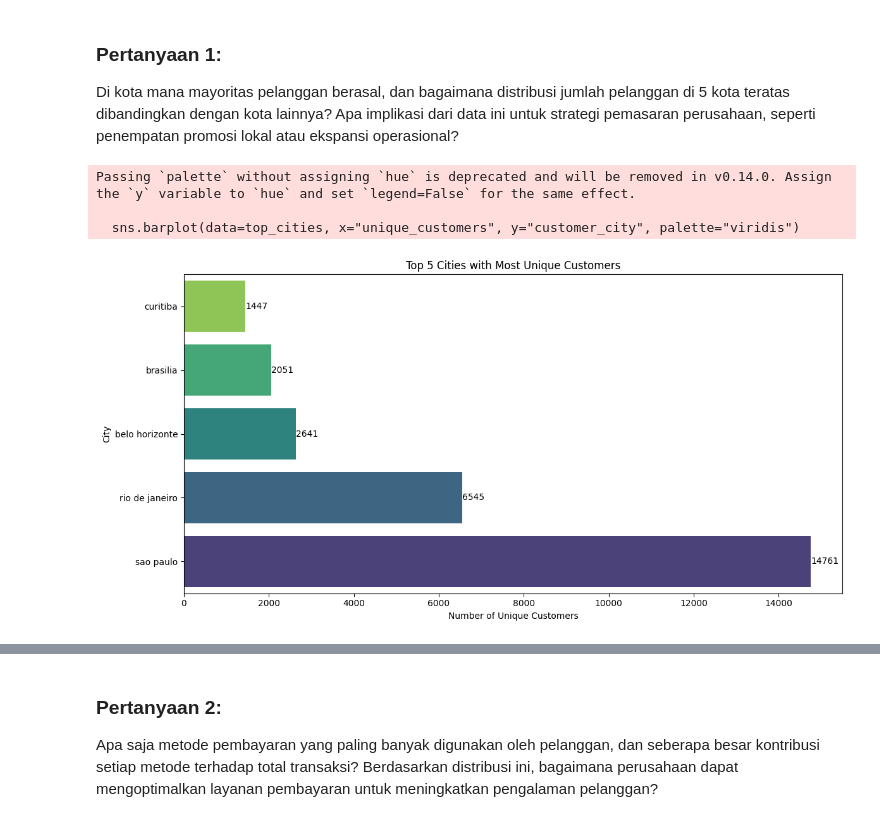
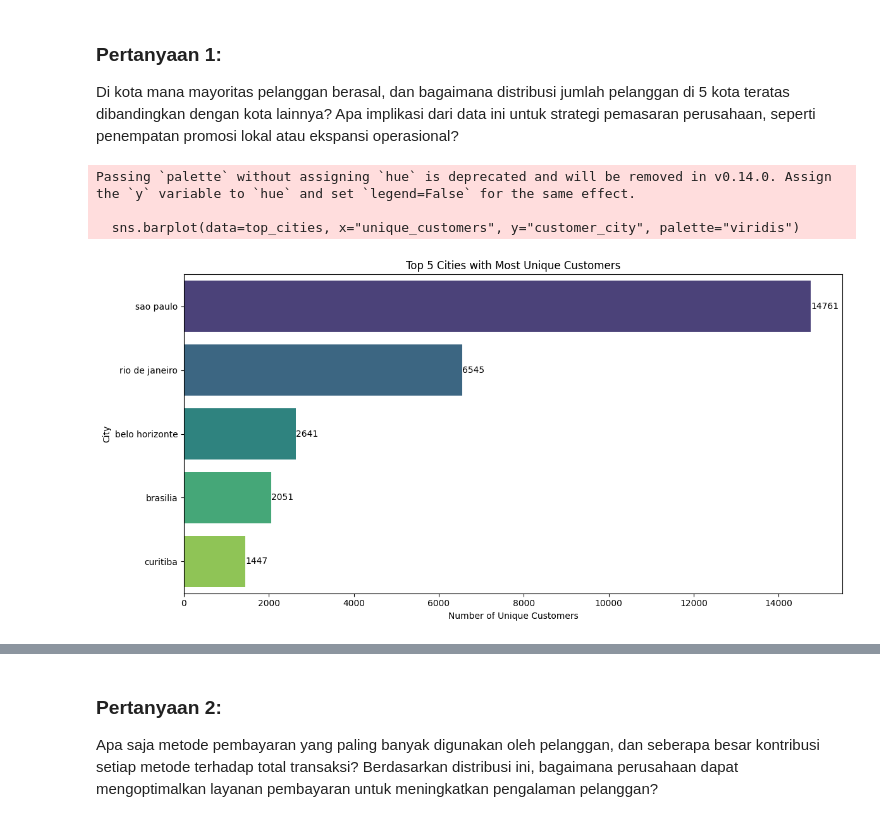
Before and after one commit to fiyandamamuri/e-commerce_public_datasets_analysis, a Jupyter notebook: notebook.ipynb, the cells around one changed output, grey strips where cells are left out. Saved outputs shown, nothing was run; the diff lists cells and outputs as text; code cells hidden in the pictures.

```diff
--- a/notebook.ipynb
+++ b/notebook.ipynb
@@ -592,7 +581,7 @@ merged_df = pd.merge(merged_df, df_customers, on='customer_id', how='inner')
 merged_df.to_csv("dashboard/datasets_cleaned.csv", index=False)
 # %%
 # Load dataset
-df = pd.read_csv("dashboard/datasets_cleaned.csv")
+datasets_cleaned = pd.read_csv("dashboard/datasets_cleaned.csv")
 # %% [markdown]
 **Insight:**
 handle missing values, dan formatting sudah dilakukan,selanjutnya tahap Exploratory Data Analysis (EDA)
@@ -670,7 +659,7 @@ Berdasarkan heatmap korelasi, terdapat hubungan sedang antara berat produk (prod
 # 5 kota dengan jumlah pelanggan terbanyak berdasarkan dataset df_customers
 
 top_cities = (
-    df.groupby("customer_city")["customer_unique_id"]
+    datasets_cleaned.groupby("customer_city")["customer_unique_id"]
     .nunique()
     .sort_values(ascending=False)
     .reset_index()
@@ -776,21 +765,20 @@ Di kota mana mayoritas pelanggan berasal, dan bagaimana distribusi jumlah pelang
 # %%
 # Top 5 Cities with Most Customers
 
 plt.figure(figsize=(12, 6))
 sns.barplot(data=top_cities, x="unique_customers", y="customer_city", palette="viridis")
 
 # Menambahkan detail jumlah di dalam chart
 for index, value in enumerate(top_cities["unique_customers"]):
     plt.text(value + 2, index, str(value), va='center', fontsize=10)
 
 plt.title('Top 5 Cities with Most Unique Customers')
 plt.xlabel('Number of Unique Customers')
 plt.ylabel('City')
-plt.gca().invert_yaxis()  # Membalikkan urutan untuk ranking
 plt.tight_layout()
 plt.show()
 # %% [output]
 Passing `palette` without assigning `hue` is deprecated and will be removed in v0.14.0. Assign the `y` variable to `hue` and set `legend=False` for the same effect.
 
   sns.barplot(data=top_cities, x="unique_customers", y="customer_city", palette="viridis")
-[figure, old version]
+[figure, new version]
```
Also changed, not shown: parts of 22 cells of this notebook, 3 other files.
